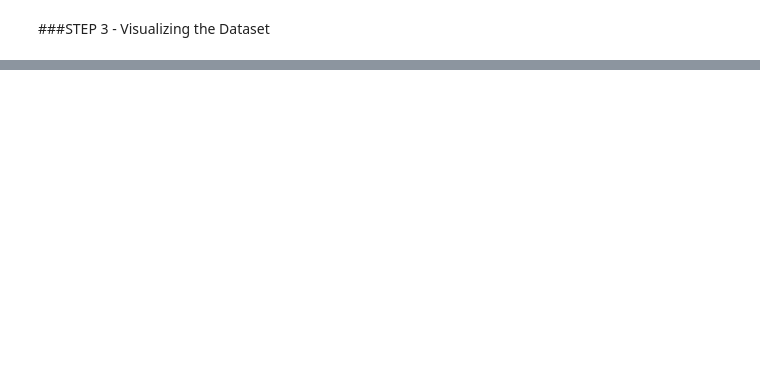
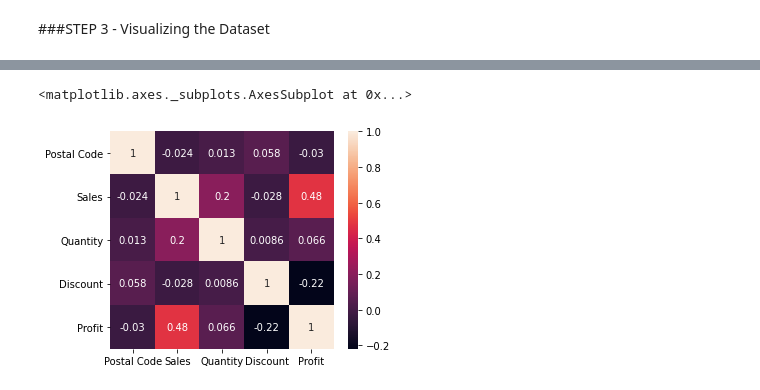
Before and after one commit to abhijeetraj22/TSF-GRIP_Tasks, a Jupyter notebook: TSF_Task_3.ipynb, the cells around one changed output, grey strips where cells are left out. Cells and saved outputs as stored; diff of their text form; code cells hidden in the pictures; blank space fills up the shorter version.

```diff
--- a/TSF_Task_3.ipynb
+++ b/TSF_Task_3.ipynb
@@ -65,6 +138,9 @@ plt.show()
 # %%
 import seaborn as sns
 plt.figure(figsize=(5,4))
-sns.heatmap(df.corr(), annot=True)
+sns.heatmap(ss_df.corr(), annot=True)
+# %% [output]
+<matplotlib.axes._subplots.AxesSubplot at 0x...>
+[figure, added]
 # %%
 plt.figure(figsize=(8,7))
```
Also changed, not shown: parts of 15 cells of this notebook.
